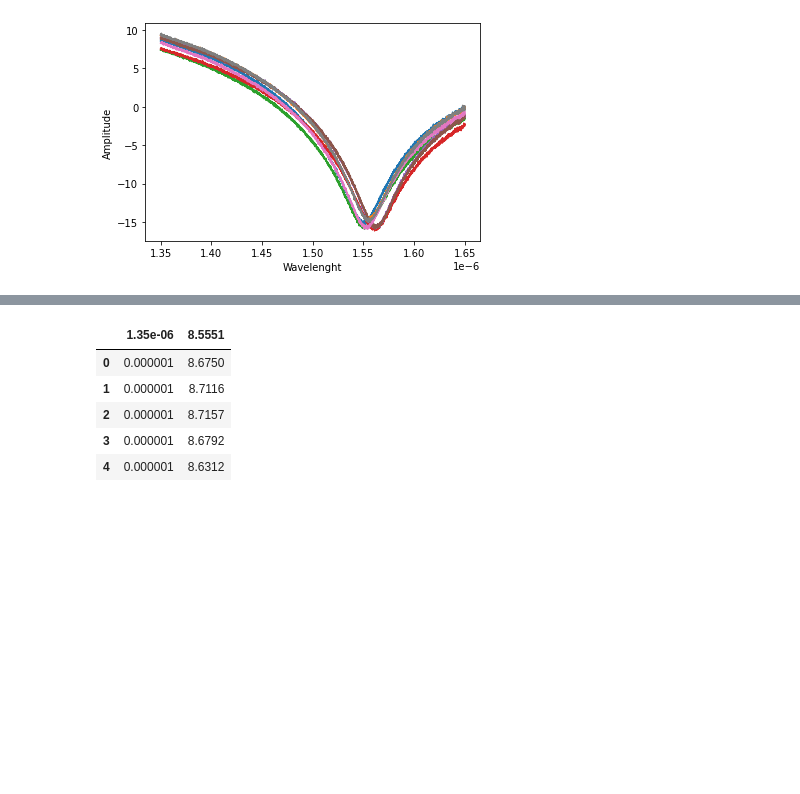
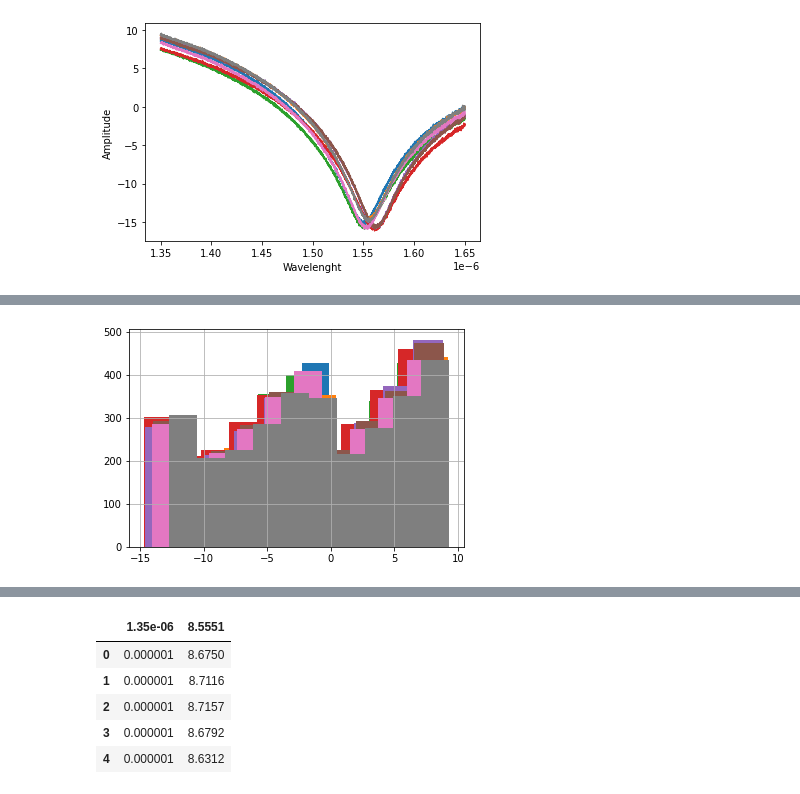
Before and after one commit to hexe007/pro_12, a Jupyter notebook: ind3.ipynb, the cells around one changed output, grey strips where cells are left out. Drawn from its saved outputs; the diff is of its cells as text; code cells hidden in the pictures; blank space fills up the shorter version.

```diff
--- a/ind3.ipynb
+++ b/ind3.ipynb
@@ -98,0 +104,5 @@ for _p_n in ['01', '02', '03', '04', '05', '06', '07', '08']:
+# %%
+for _p_n in ['01', '02', '03', '04', '05', '06', '07', '08']:
+  medium_collection['water', _p_n]['Wavelength'].hist()
+# %% [output]
+[figure, added]
```
Also changed, not shown: parts of 3 cells of this notebook.
